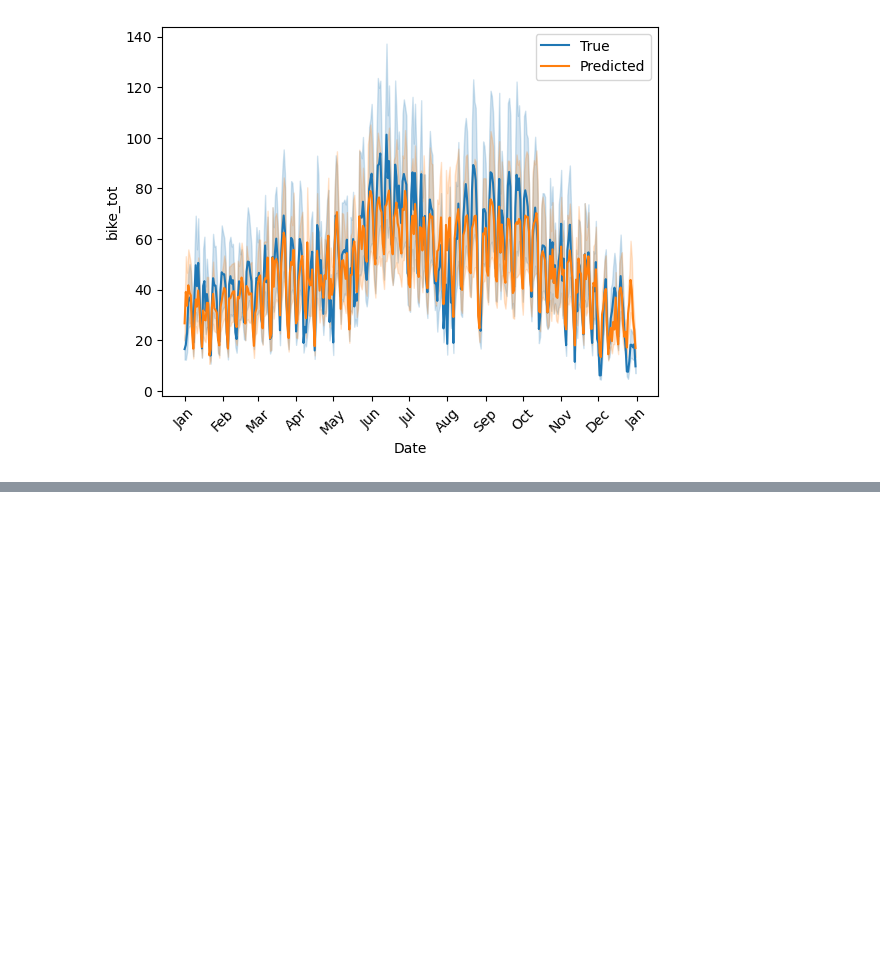
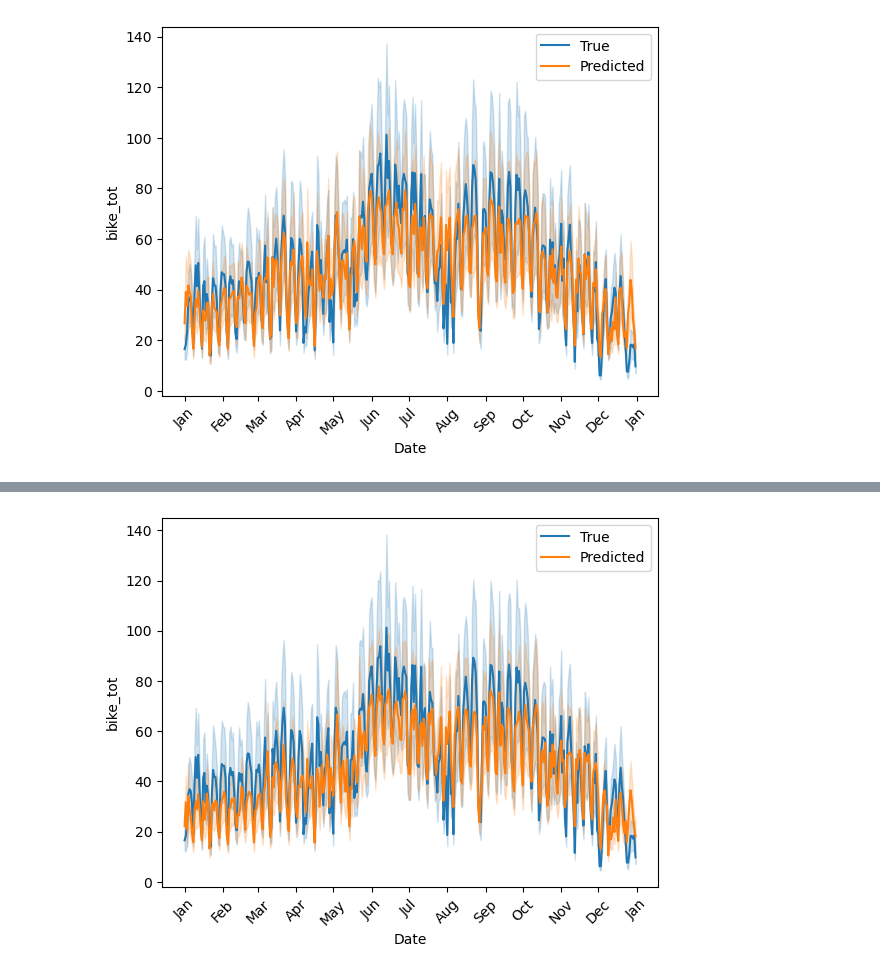
Before and after one commit to Phipsi/esc403, a Jupyter notebook: src/RF/RF_20-23.ipynb, the cells around one changed output, grey strips where cells are left out. Drawn from its saved outputs; the diff is of its cells as text; code cells hidden in the pictures; blank space fills up the shorter version.

```diff
--- a/src/RF/RF_20-23.ipynb
+++ b/src/RF/RF_20-23.ipynb
@@ -245,0 +274,10 @@ plt.show()
+# %%
+# Plot the predictions and true values
+sns.lineplot(x=pd.to_datetime(dates_test_732), y=y_test_732, label='True')
+sns.lineplot(x=pd.to_datetime(dates_test_732), y=y_pred_732_imp, label='Predicted')
+plt.gca().xaxis.set_major_locator(mdates.MonthLocator())
+plt.gca().xaxis.set_major_formatter(mdates.DateFormatter('%b'))
+plt.xticks(rotation=45)
+plt.show()
+# %% [output]
+[figure, added]
```
Also changed, not shown: parts of 5 cells of this notebook.
